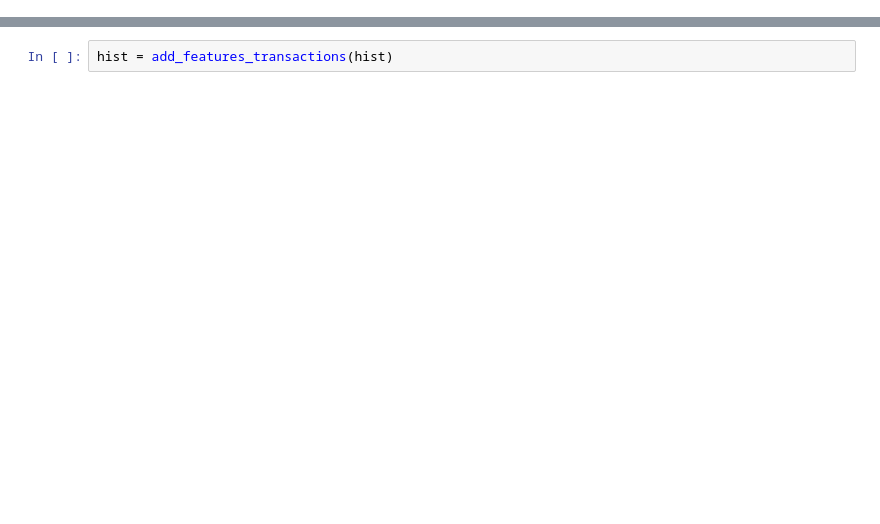
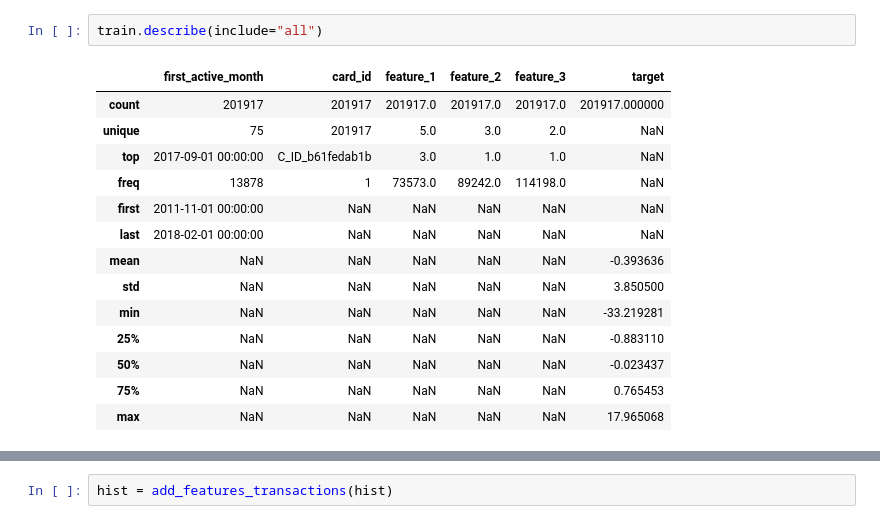
Before and after one commit to mackseb/MLND-Capstone-Project, a Jupyter notebook: feature_engineering.ipynb, the cells around one changed output, grey strips where cells are left out. Saved outputs shown, nothing was run; the diff lists cells and outputs as text; blank space fills up the shorter version.

```diff
--- a/feature_engineering.ipynb
+++ b/feature_engineering.ipynb
@@ -18,0 +31,17 @@ train = load_df_main("../input/train.csv")
+# %%
+train.describe(include="all")
+# %% [output]
+|  | first_active_month | card_id | feature_1 | feature_2 | feature_3 | target |
+| count | 201917 | 201917 | 201917.0 | 201917.0 | 201917.0 | 201917.000000 |
+| unique | 75 | 201917 | 5.0 | 3.0 | 2.0 | NaN |
+| top | 2017-09-01 00:00:00 | C_ID_b61fedab1b | 3.0 | 1.0 | 1.0 | NaN |
+| freq | 13878 | 1 | 73573.0 | 89242.0 | 114198.0 | NaN |
+| first | 2011-11-01 00:00:00 | NaN | NaN | NaN | NaN | NaN |
+| last | 2018-02-01 00:00:00 | NaN | NaN | NaN | NaN | NaN |
+| mean | NaN | NaN | NaN | NaN | NaN | -0.393636 |
+| std | NaN | NaN | NaN | NaN | NaN | 3.850500 |
+| min | NaN | NaN | NaN | NaN | NaN | -33.219281 |
+| 25% | NaN | NaN | NaN | NaN | NaN | -0.883110 |
+| 50% | NaN | NaN | NaN | NaN | NaN | -0.023437 |
+| 75% | NaN | NaN | NaN | NaN | NaN | 0.765453 |
+| max | NaN | NaN | NaN | NaN | NaN | 17.965068 |
```
Also changed, not shown: parts of 23 cells of this notebook.
